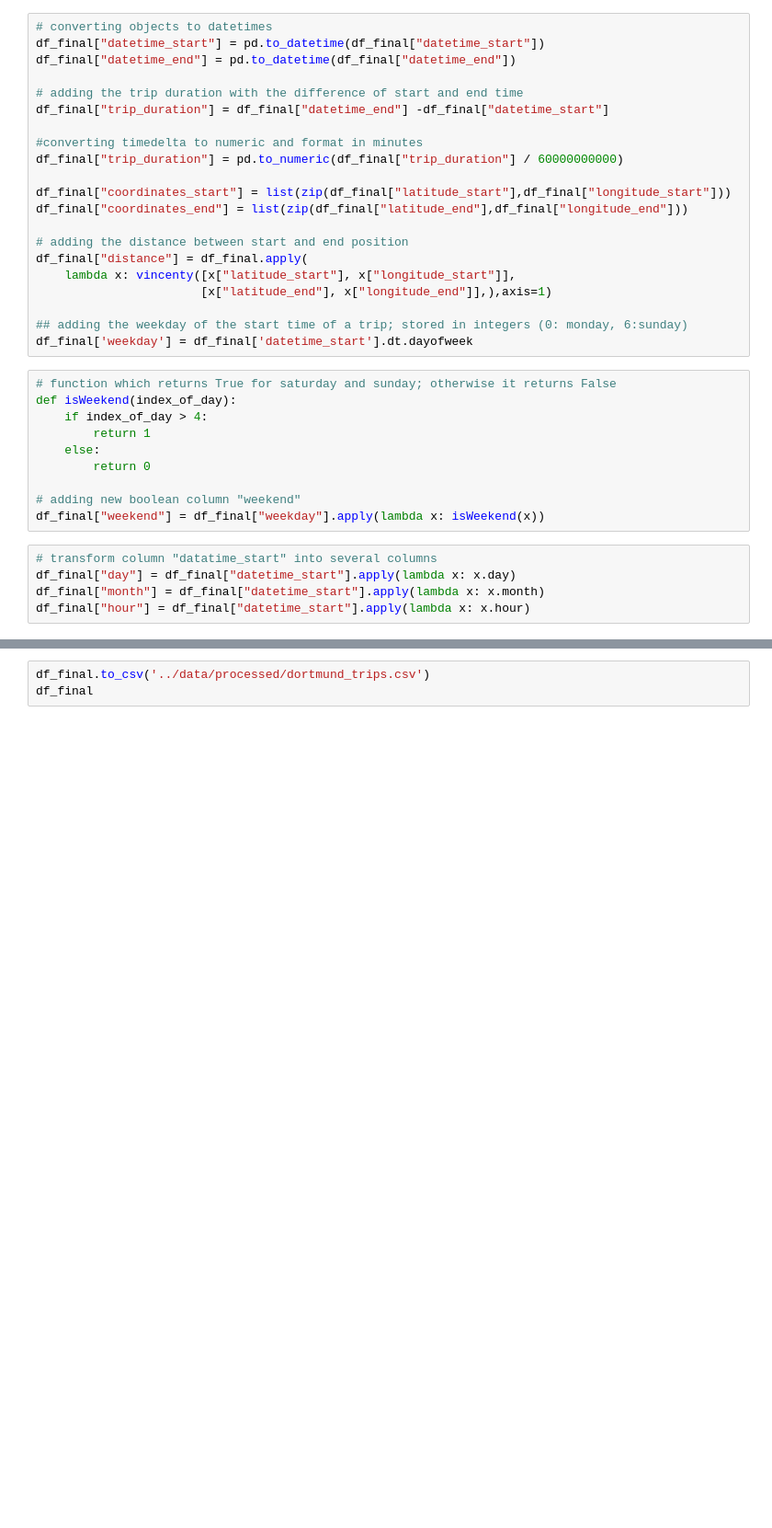
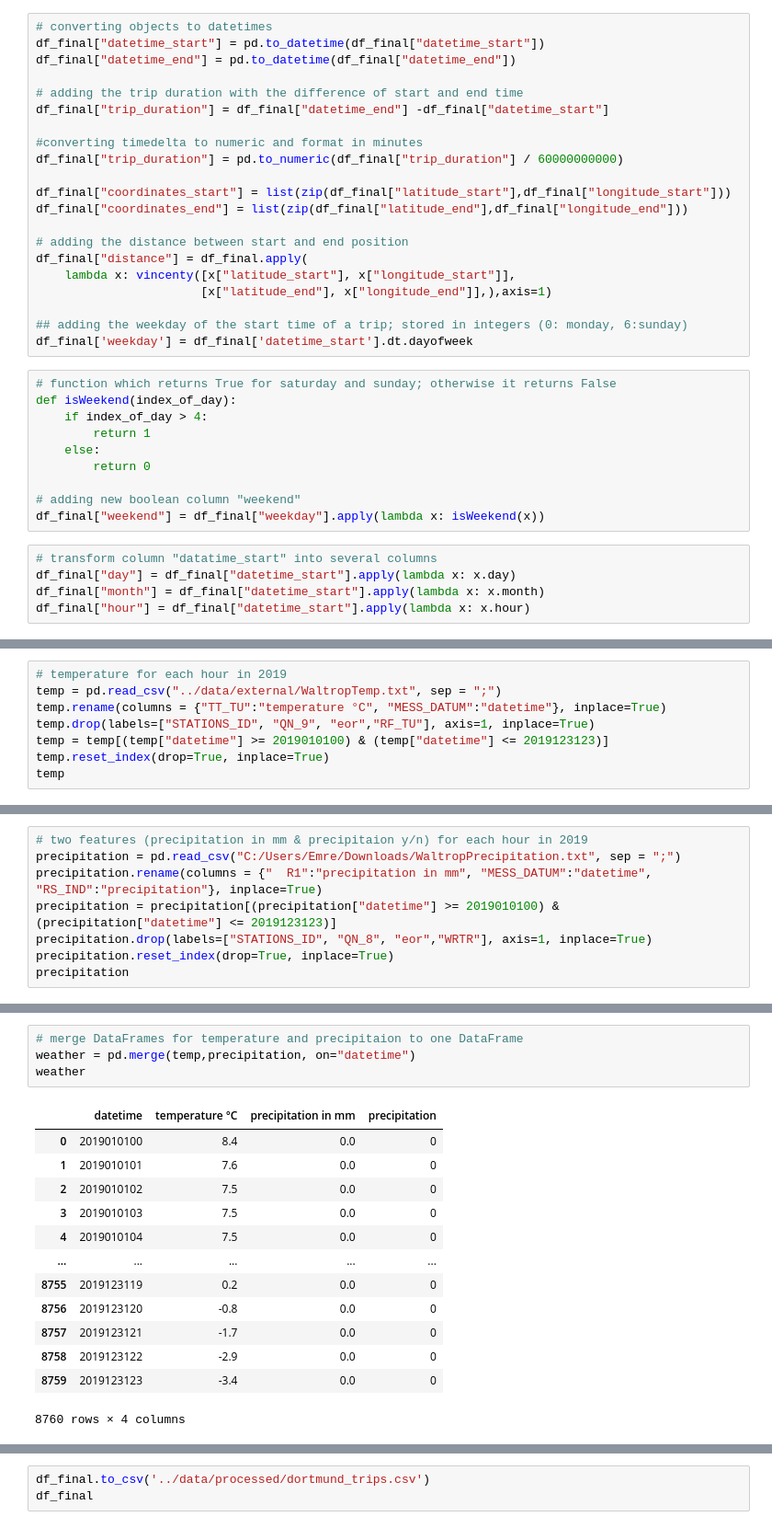
Before and after one commit to ey96/DataScienceBikesharing, a Jupyter notebook: notebooks/Task 1 - Exploration and Description.ipynb, the cells around one changed output, grey strips where cells are left out. Shown at 92% size. Cells and saved outputs as stored; diff of their text form; blank space fills up the shorter version.

```diff
--- a/notebooks/Task 1 - Exploration and Description.ipynb
+++ b/notebooks/Task 1 - Exploration and Description.ipynb
@@ -292,0 +299,8 @@ df_final["hour"] = df_final["datetime_start"].apply(lambda x: x.hour)
+# %%
+# temperature for each hour in 2019
+temp = pd.read_csv("../data/external/WaltropTemp.txt", sep = ";")
+temp.rename(columns = {"TT_TU":"temperature °C", "MESS_DATUM":"datetime"}, inplace=True)
+temp.drop(labels=["STATIONS_ID", "QN_9", "eor","RF_TU"], axis=1, inplace=True)
+temp = temp[(temp["datetime"] >= 2019010100) & (temp["datetime"] <= 2019123123)]
+temp.reset_index(drop=True, inplace=True)
+temp
@@ -292,0 +321,8 @@ df_final["hour"] = df_final["datetime_start"].apply(lambda x: x.hour)
+# %%
+# two features (precipitation in mm & precipitaion y/n) for each hour in 2019
+precipitation = pd.read_csv("C:/Users/Emre/Downloads/WaltropPrecipitation.txt", sep = ";")
+precipitation.rename(columns = {"  R1":"precipitation in mm", "MESS_DATUM":"datetime", "RS_IND":"precipitation"}, inplace=True)
+precipitation = precipitation[(precipitation["datetime"] >= 2019010100) & (precipitation["datetime"] <= 2019123123)]
+precipitation.drop(labels=["STATIONS_ID", "QN_8", "eor","WRTR"], axis=1, inplace=True)
+precipitation.reset_index(drop=True, inplace=True)
+precipitation
@@ -292,0 +343,18 @@ df_final["hour"] = df_final["datetime_start"].apply(lambda x: x.hour)
+# %%
+# merge DataFrames for temperature and precipitaion to one DataFrame
+weather = pd.merge(temp,precipitation, on="datetime")
+weather
+# %% [output]
+|  | datetime | temperature °C | precipitation in mm | precipitation |
+| 0 | 2019010100 | 8.4 | 0.0 | 0 |
+| 1 | 2019010101 | 7.6 | 0.0 | 0 |
+| 2 | 2019010102 | 7.5 | 0.0 | 0 |
+| 3 | 2019010103 | 7.5 | 0.0 | 0 |
+| 4 | 2019010104 | 7.5 | 0.0 | 0 |
+| ... | ... | ... | ... | ... |
+| 8755 | 2019123119 | 0.2 | 0.0 | 0 |
+| 8756 | 2019123120 | -0.8 | 0.0 | 0 |
+| 8757 | 2019123121 | -1.7 | 0.0 | 0 |
+| 8758 | 2019123122 | -2.9 | 0.0 | 0 |
+| 8759 | 2019123123 | -3.4 | 0.0 | 0 |
+8760 rows × 4 columns
```
Also changed, not shown: parts of 5 cells of this notebook, 3 other files.
